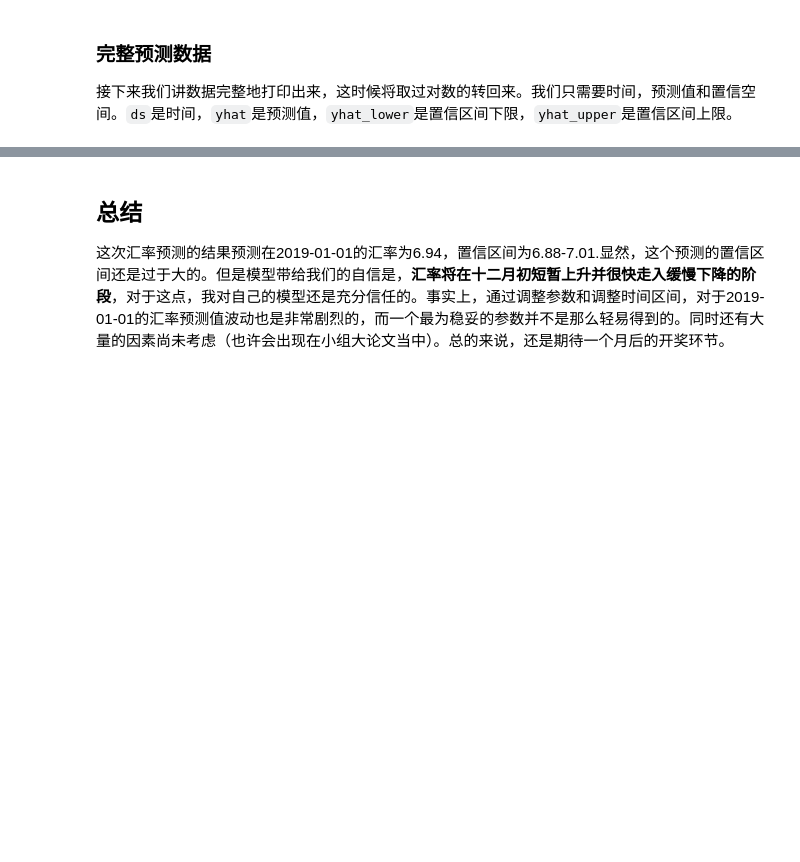
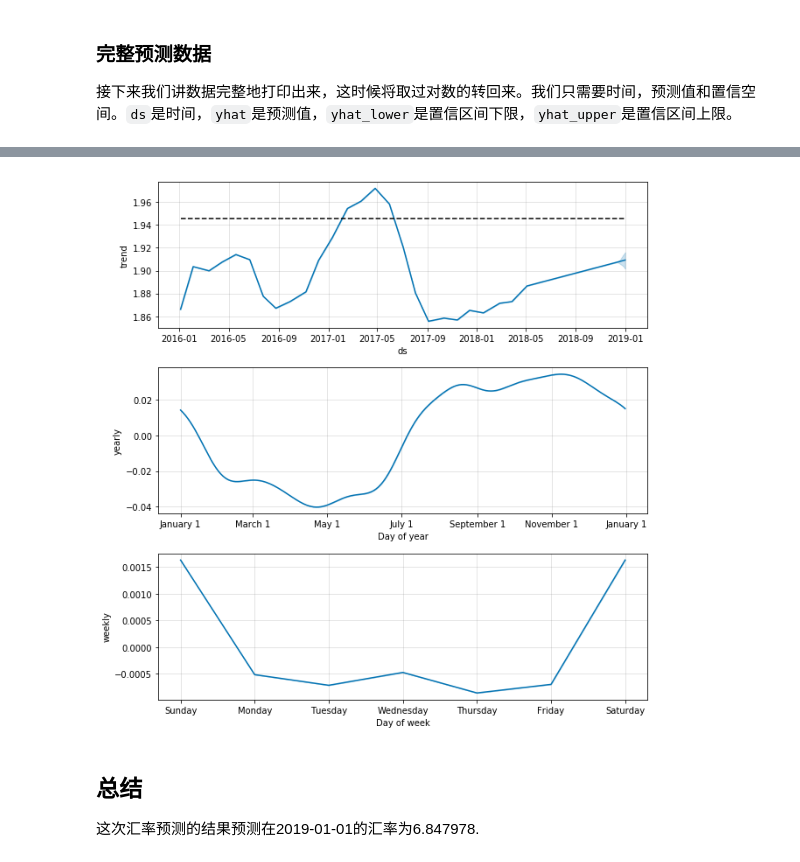
Before and after one commit to Jiayiiii/Forecast-exchange-rate, a Jupyter notebook: forecast exchange rate.ipynb, the cells around one changed output, grey strips where cells are left out. Cells and saved outputs as stored; diff of their text form; code cells hidden in the pictures; blank space fills up the shorter version.

```diff
--- a/forecast exchange rate.ipynb
+++ b/forecast exchange rate.ipynb
@@ -125,3 +131,7 @@ forecast[['ds', 'yhat', 'yhat_lower', 'yhat_upper']].tail(n=32)
-# %% [markdown]
-## 总结
-这次汇率预测的结果预测在2019-01-01的汇率为6.94，置信区间为6.88-7.01.显然，这个预测的置信区间还是过于大的。但是模型带给我们的自信是，**汇率将在十二月初短暂上升并很快走入缓慢下降的阶段**，对于这点，我对自己的模型还是充分信任的。事实上，通过调整参数和调整时间区间，对于2019-01-01的汇率预测值波动也是非常剧烈的，而一个最为稳妥的参数并不是那么轻易得到的。同时还有大量的因素尚未考虑（也许会出现在小组大论文当中）。总的来说，还是期待一个月后的开奖环节。
+# %%
+fig2 = m.plot_components(forecast)
+# %% [output]
+[figure, added]
+# %% [markdown]
+## 总结
+这次汇率预测的结果预测在2019-01-01的汇率为6.847978.
```
Also changed, not shown: parts of 9 cells of this notebook, 2 other files.
